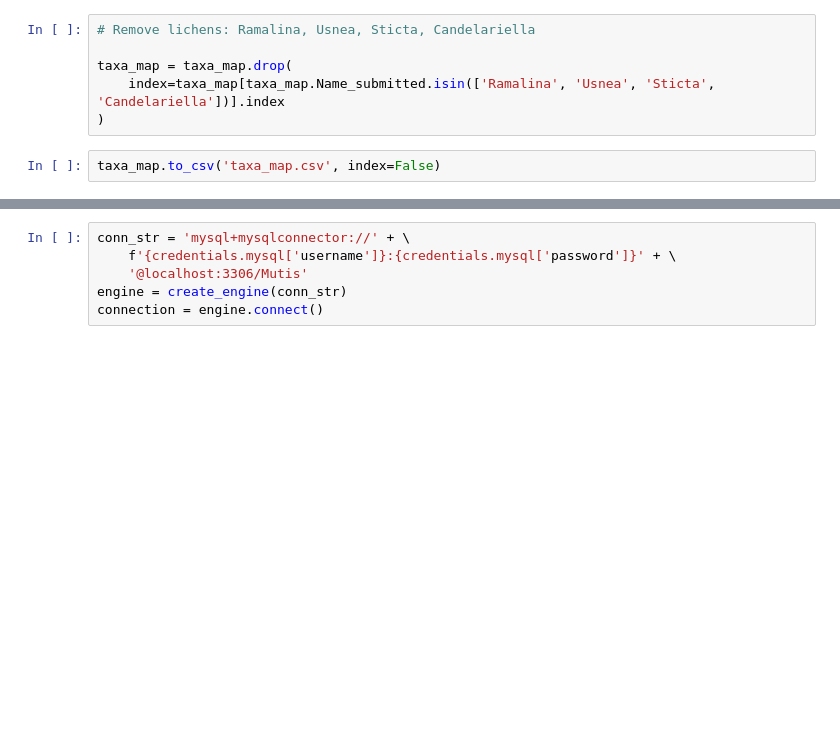
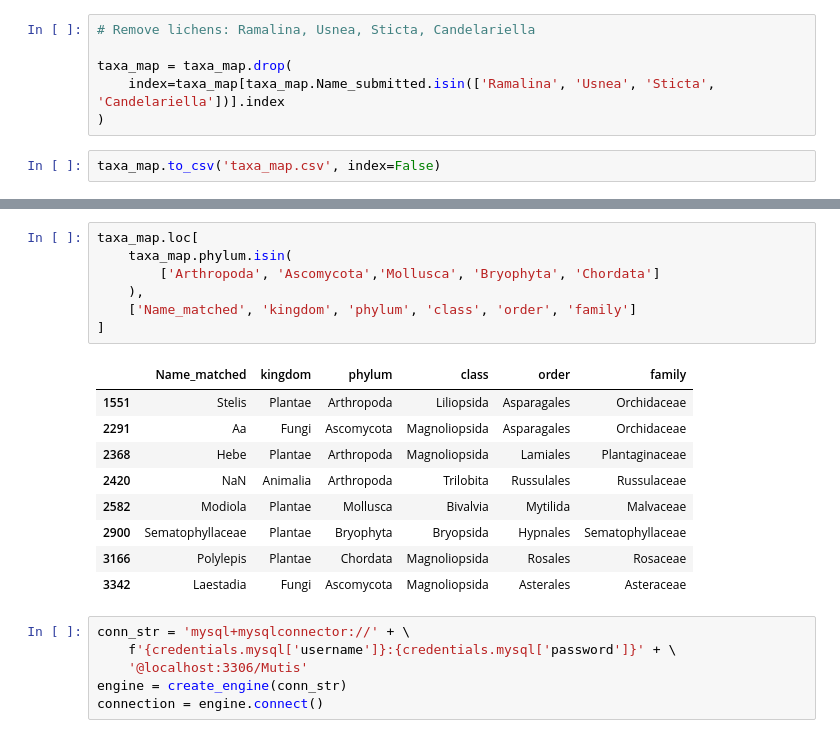
Before and after one commit to nrsalinas/db-conservacion-in-situ, a Jupyter notebook: migracion-dev.ipynb, the cells around one changed output, grey strips where cells are left out. Saved outputs shown, nothing was run; the diff lists cells and outputs as text; blank space fills up the shorter version.

```diff
--- a/migracion-dev.ipynb
+++ b/migracion-dev.ipynb
@@ -304,3 +327,20 @@ taxa_map.to_csv('taxa_map.csv', index=False)
+# %%
+taxa_map.loc[
+	taxa_map.phylum.isin(
+		['Arthropoda', 'Ascomycota','Mollusca', 'Bryophyta', 'Chordata']
+	),
+	['Name_matched', 'kingdom', 'phylum', 'class', 'order', 'family']
+]
+# %% [output]
+|  | Name_matched | kingdom | phylum | class | order | family |
+| 1551 | Stelis | Plantae | Arthropoda | Liliopsida | Asparagales | Orchidaceae |
+| 2291 | Aa | Fungi | Ascomycota | Magnoliopsida | Asparagales | Orchidaceae |
+| 2368 | Hebe | Plantae | Arthropoda | Magnoliopsida | Lamiales | Plantaginaceae |
+| 2420 | NaN | Animalia | Arthropoda | Trilobita | Russulales | Russulaceae |
+| 2582 | Modiola | Plantae | Mollusca | Bivalvia | Mytilida | Malvaceae |
+| 2900 | Sematophyllaceae | Plantae | Bryophyta | Bryopsida | Hypnales | Sematophyllaceae |
+| 3166 | Polylepis | Plantae | Chordata | Magnoliopsida | Rosales | Rosaceae |
+| 3342 | Laestadia | Fungi | Ascomycota | Magnoliopsida | Asterales | Asteraceae |
 # %%
 conn_str = 'mysql+mysqlconnector://' + \
 	f'{credentials.mysql['username']}:{credentials.mysql['password']}' + \
```
Also changed, not shown: parts of 6 cells of this notebook.
